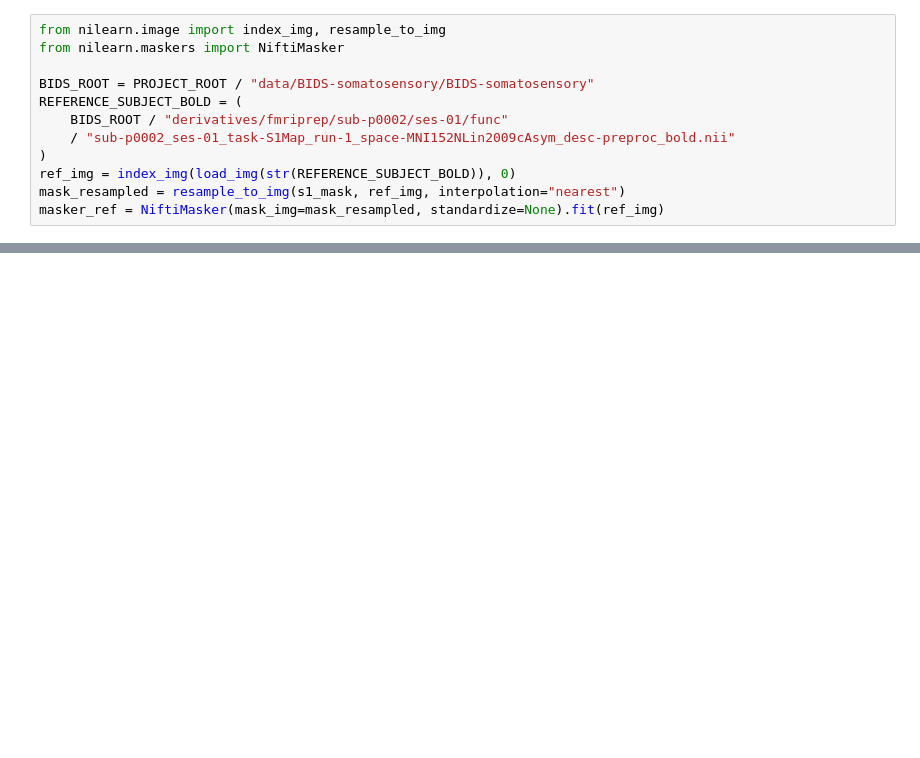
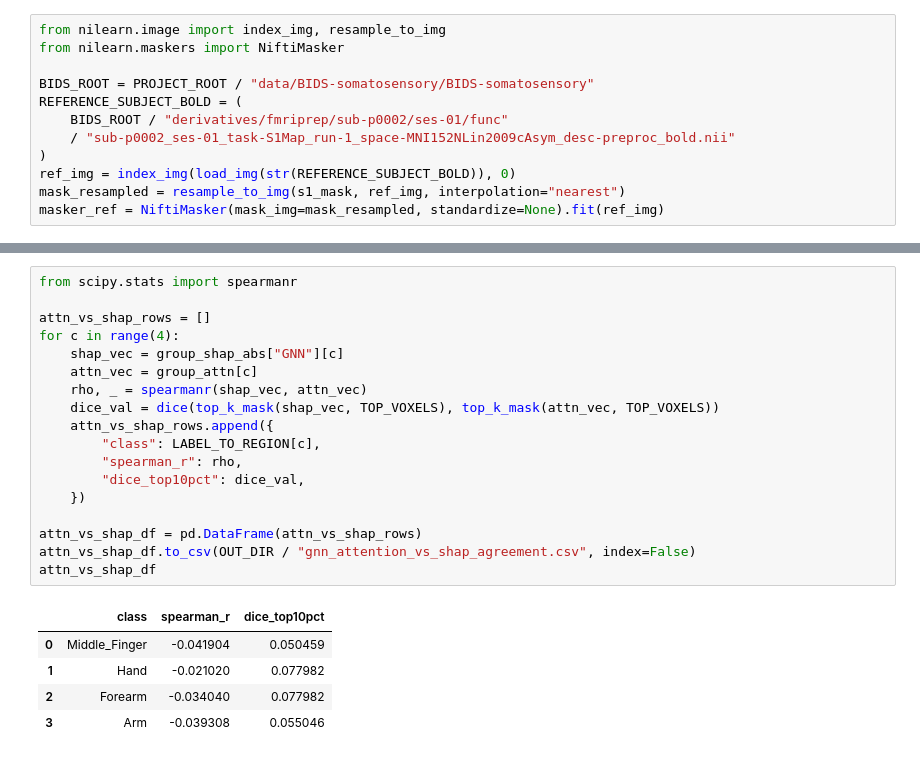
Before and after one commit to DuarteFonteSanta/Mapping_Tese, a Jupyter notebook: mapping_tese/notebooks/Comparisons/cross-model_coord-table.ipynb, the cells around one changed output, grey strips where cells are left out. Drawn from its saved outputs; the diff is of its cells as text; blank space fills up the shorter version.

```diff
--- a/mapping_tese/notebooks/Comparisons/cross-model_coord-table.ipynb
+++ b/mapping_tese/notebooks/Comparisons/cross-model_coord-table.ipynb
@@ -219,0 +555,24 @@ coord_table.to_csv("top_voxels_mni_coordinates.csv", index=False)
+# %%
+from scipy.stats import spearmanr
+
+attn_vs_shap_rows = []
+for c in range(4):
+    shap_vec = group_shap_abs["GNN"][c]
+    attn_vec = group_attn[c]
+    rho, _ = spearmanr(shap_vec, attn_vec)
+    dice_val = dice(top_k_mask(shap_vec, TOP_VOXELS), top_k_mask(attn_vec, TOP_VOXELS))
+    attn_vs_shap_rows.append({
+        "class": LABEL_TO_REGION[c],
+        "spearman_r": rho,
+        "dice_top10pct": dice_val,
+    })
+
+attn_vs_shap_df = pd.DataFrame(attn_vs_shap_rows)
+attn_vs_shap_df.to_csv(OUT_DIR / "gnn_attention_vs_shap_agreement.csv", index=False)
+attn_vs_shap_df
+# %% [output]
+|  | class | spearman_r | dice_top10pct |
+| 0 | Middle_Finger | -0.041904 | 0.050459 |
+| 1 | Hand | -0.021020 | 0.077982 |
+| 2 | Forearm | -0.034040 | 0.077982 |
+| 3 | Arm | -0.039308 | 0.055046 |
```
Also changed, not shown: parts of 22 cells of this notebook, 13 other files.
